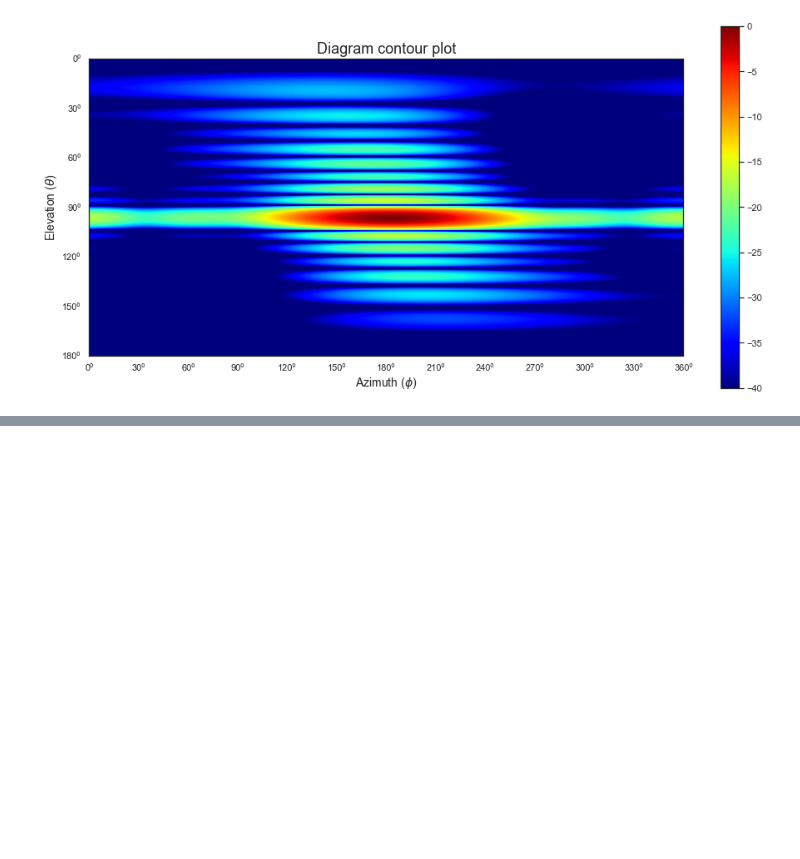
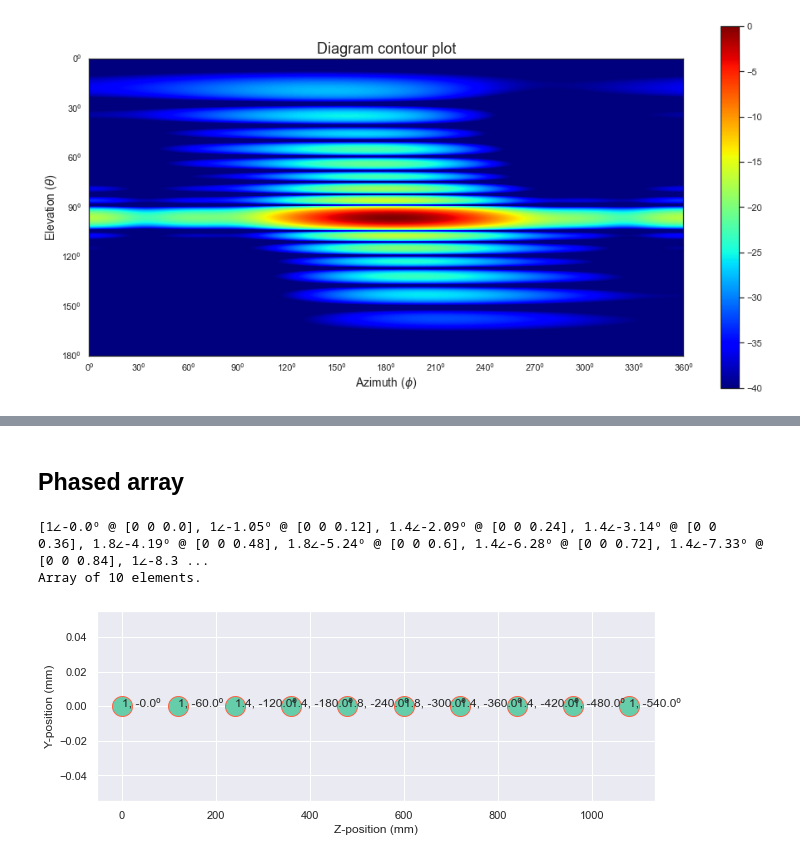
Before and after one commit to gvillalba86/PatternCalculator, a Jupyter notebook: arrayExample.ipynb, the cells around one changed output, grey strips where cells are left out. Drawn from its saved outputs; the diff is of its cells as text; code cells hidden in the pictures; blank space fills up the shorter version.

```diff
--- a/arrayExample.ipynb
+++ b/arrayExample.ipynb
@@ -113,0 +114,27 @@ plotCutsPolar(array2.arrayPattern(2e9), normalize=True)
+# %% [markdown]
+## Phased array
+# %%
+## Make ARRAY
+amplitude = [1,1,1.4,1.4,1.8,1.8,1.4,1.4,1,1]
+phaseProg = np.deg2rad(-60) # Phase progression
+phase = [phaseProg*i for i in range(10)]
+
+sep = 0.120
+xpos = [0 for _ in range(10)]
+ypos = [0 for _ in range(10)]
+zpos = [sep*i for i in range(10)]
+
+# Create array of elements
+elements3 = element_array(xpos, ypos, zpos, amplitude, phase)
+print(elements3)
+
+# Create Array object
+array3 = Array(elements3, eleData[:,:,0])
+print(array3)
+
+# Plot array elements
+array3.plot_array()
+# %% [output]
+[1∠-0.0º @ [0 0 0.0], 1∠-1.05º @ [0 0 0.12], 1.4∠-2.09º @ [0 0 0.24], 1.4∠-3.14º @ [0 0 0.36], 1.8∠-4.19º @ [0 0 0.48], 1.8∠-5.24º @ [0 0 0.6], 1.4∠-6.28º @ [0 0 0.72], 1.4∠-7.33º @ [0 0 0.84], 1∠-8.3 ...
+Array of 10 elements.
+[figure, added]
```
Also changed, not shown: parts of 11 cells of this notebook, 2 other files.
